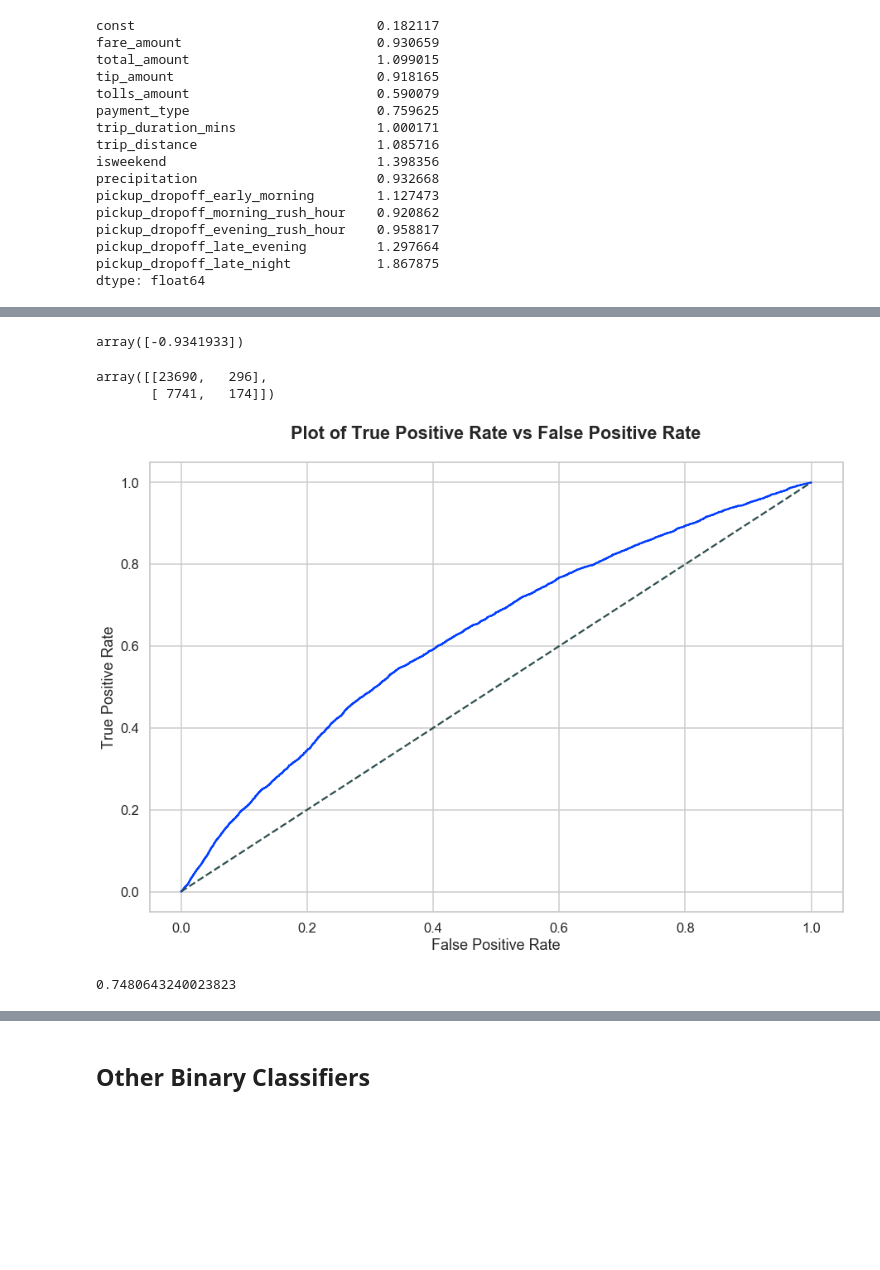
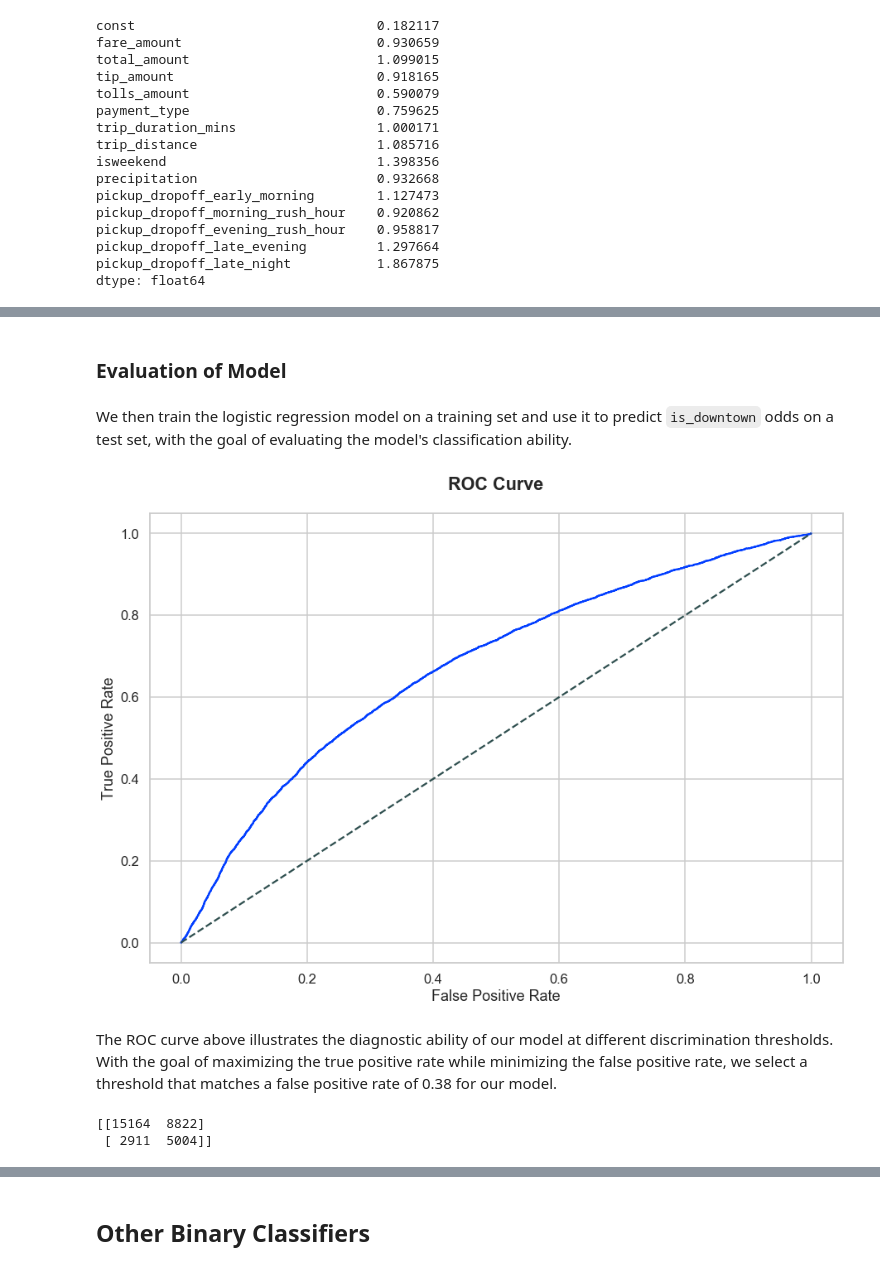
Before and after one commit to tzl4/INFO2950FinalProject, a Jupyter notebook: Final Project EDA_0510.ipynb, the cells around one changed output, grey strips where cells are left out. Cells and saved outputs as stored; diff of their text form; code cells hidden in the pictures; blank space fills up the shorter version.

Commit message:
Updated Final Project EDA_0510 (with completed logistic regression)
Deleted old Final Project EDA_0510.ipynb and uploaded new one (with completed logistic regression)

```diff
--- a/Final Project EDA_0510.ipynb
+++ b/Final Project EDA_0510.ipynb
@@ -626,5 +609,3 @@ pickup_dropoff_evening_rush_hour    0.958817
 pickup_dropoff_late_evening         1.297664
 pickup_dropoff_late_night           1.867875
 dtype: float64
-# %%
-logit_variables=list(logit_variables)[1:]
@@ -645,32 +627,34 @@ logit_variables
+# %% [markdown]
+### Evaluation of Model
+# %% [markdown]
+We then train the logistic regression model on a training set and use it to predict `is_downtown` odds on a test set, with the goal of evaluating the model's classification ability.
 # %%
+logit_variables=list(logit_variables)
+logit_variables.remove("const")
 y=manhattan_df["is_downtown"]
 X=manhattan_df[logit_variables]
 X_train, X_test, y_train, y_test = train_test_split(X, y, test_size=0.3, random_state=100)
 lgtmodel = LogisticRegression(solver = 'newton-cg').fit(X_train,y_train)
-lgtmodel.intercept_
-# %% [output]
-array([-0.9341933])
+# %%
+y_pred_probs = lgtmodel.predict_proba(X_test[logit_variables])[:,1]
+fpr, tpr, thresholds = roc_curve(y_test, y_pred_probs)
+
+plt.figure(figsize=(15,10))
+plt.plot(fpr, tpr)
+plt.plot([0,1],[0,1],color="darkslategray", linestyle="dashed")
+
+plt.ylabel("True Positive Rate")
+plt.xlabel("False Positive Rate")
+plt.title("ROC Curve", fontweight="bold", fontsize="large", y=1.04)
+plt.show()
+# %% [output]
+[figure, added]
+# %% [markdown]
+The ROC curve above illustrates the diagnostic ability of our model at different discrimination thresholds. With the goal of maximizing the true positive rate while minimizing the false positive rate, we select a threshold that matches a false positive rate of 0.38 for our model.
 # %%
-y_pred = lgtmodel.predict(X_test)
-confusion_matrix(y_test, y_pred)
+y_pred = lgtmodel.predict_proba(X_test)[:,1]>0.24
+tn, fp, fn, tp = confusion_matrix(y_test, y_pred).ravel()
+print(confusion_matrix(y_test, y_pred_prob))
 # %% [output]
-array([[23690,   296],
-       [ 7741,   174]])
+[[15164  8822]
+ [ 2911  5004]]
-# %%
-y_pred_probs = lgtmodel.predict_proba(X_test[logit_variables])[:,1]
-fpr, tpr, thresholds = roc_curve(y_test, y_pred_probs)
-
-plt.figure(figsize=(15,10))
-plt.plot(fpr, tpr)
-plt.plot([0,1],[0,1],color="darkslategray", linestyle="dashed")
-
-plt.ylabel("True Positive Rate")
-plt.xlabel("False Positive Rate")
-plt.title("Plot of True Positive Rate vs False Positive Rate", fontweight="bold", fontsize="large", y=1.04)
-plt.show()
-# %% [output]
-[figure, removed]
-# %%
-lgtmodel.score(X_test,y_test)
-# %% [output]
-0.7480643240023823
```
Also changed, not shown: parts of 18 cells of this notebook.
